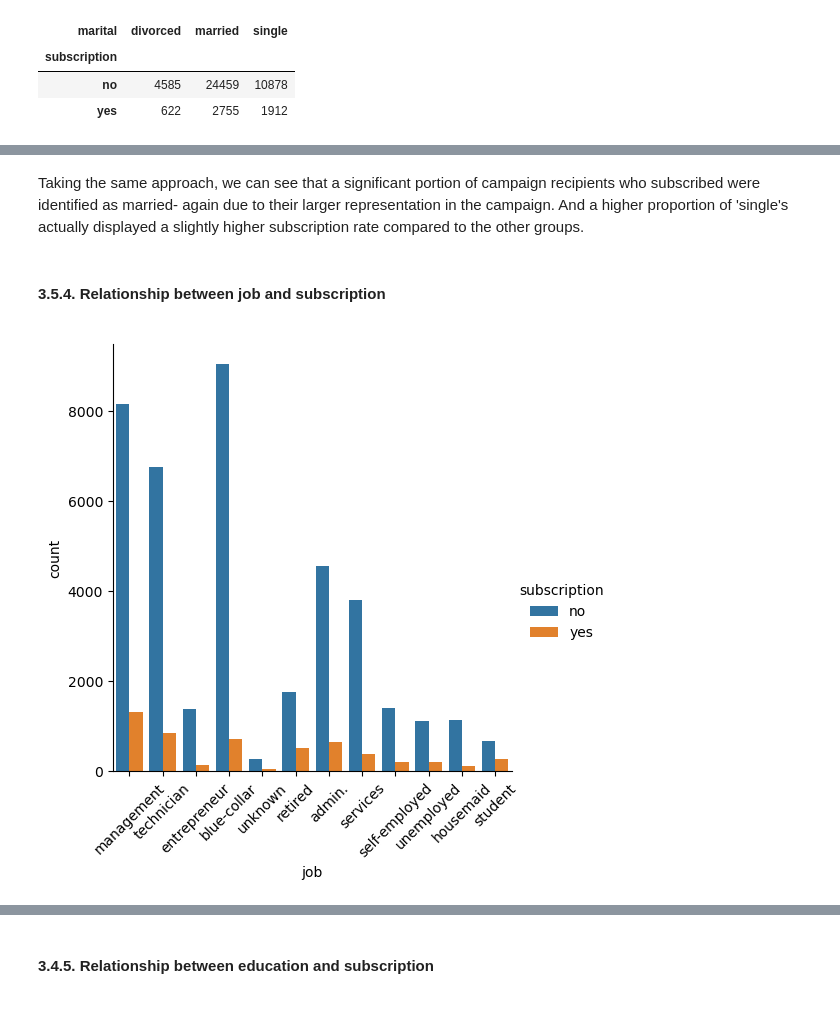
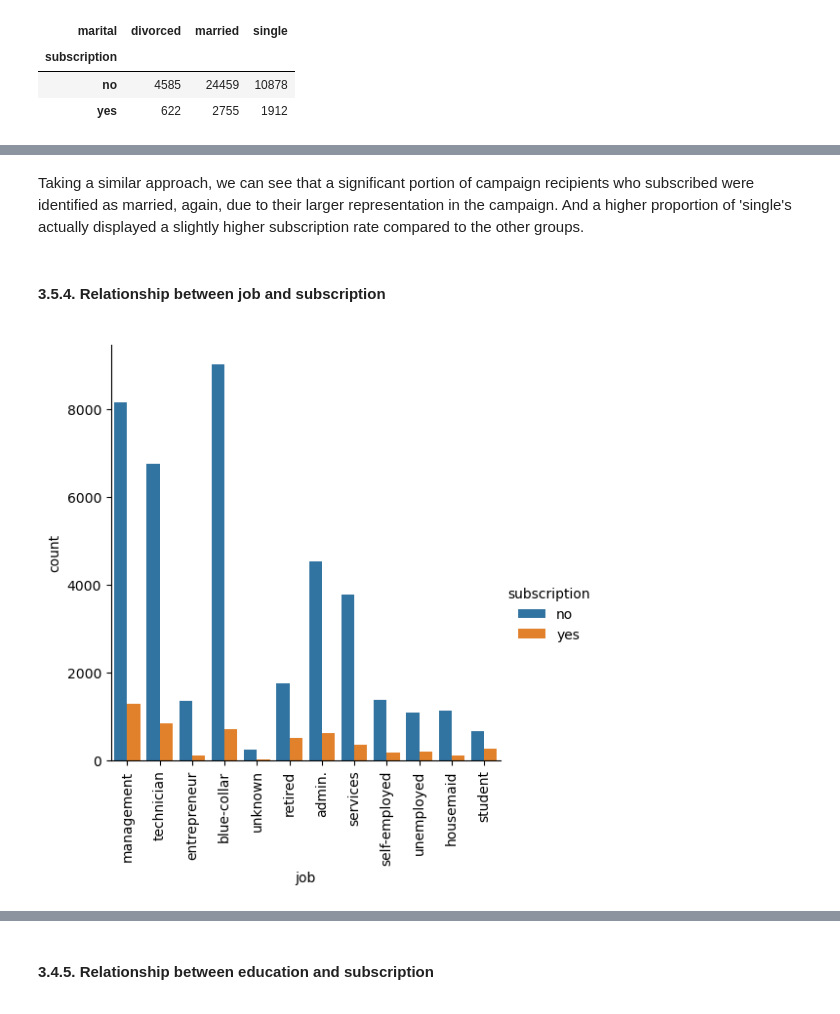
Before and after one commit to Lina-abd/DS_capstone_project_II, a Jupyter notebook: Notebooks/2.3.CapstoneII_Exploratory_Data_Analysis_LinaAbdullahi.ipynb, the cells around one changed output, grey strips where cells are left out. Drawn from its saved outputs; the diff is of its cells as text; code cells hidden in the pictures.

```diff
--- a/Notebooks/2.3.CapstoneII_Exploratory_Data_Analysis_LinaAbdullahi.ipynb
+++ b/Notebooks/2.3.CapstoneII_Exploratory_Data_Analysis_LinaAbdullahi.ipynb
@@ -289,12 +303,12 @@ plot_pct(percentage_m , 'marital')
 # %% [markdown]
-Taking the same approach, we can see that a significant portion of campaign recipients who subscribed were identified as married- again due to their larger representation in the campaign. And a higher proportion of 'single's actually displayed a slightly higher subscription rate compared to the other groups.
+Taking a similar approach, we can see that a significant portion of campaign recipients who subscribed were identified as married, again, due to their larger representation in the campaign. And a higher proportion of 'single's actually displayed a slightly higher subscription rate compared to the other groups.
 # %% [markdown]
 #### 3.5.4. Relationship between job and subscription
 <a id="3.4.4.Relationshipbetweenjobandsubscription"></a>
 # %%
-catplot('job', 45)
+catplot('job', 90)
 # %% [output]
-[figure, old version]
+[figure, new version]
 # %%
 percentage_j = percentage('job')
 percentage_j
```
Also changed, not shown: parts of 108 cells of this notebook.
